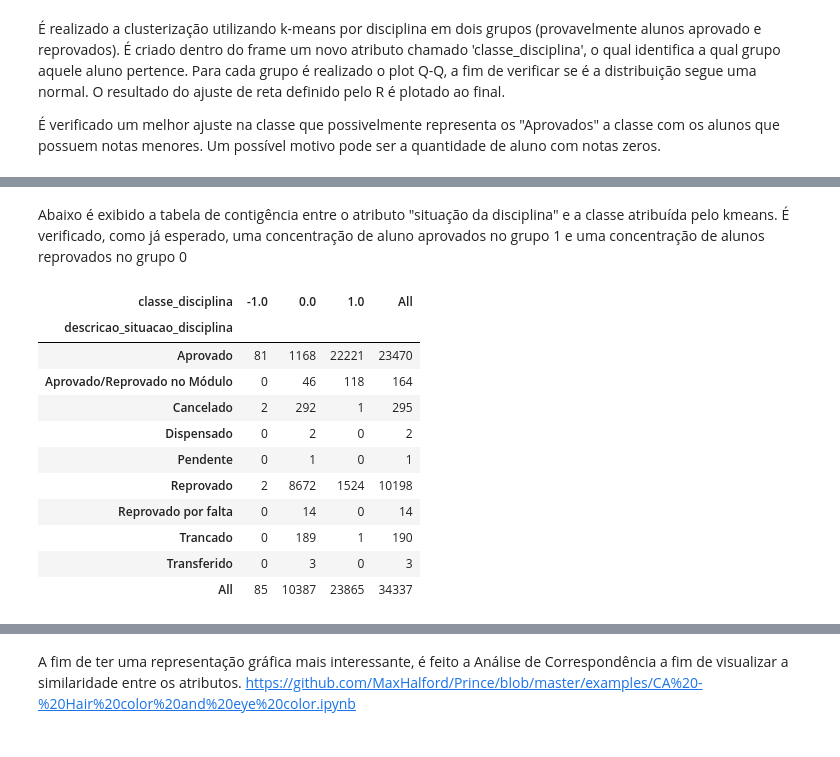
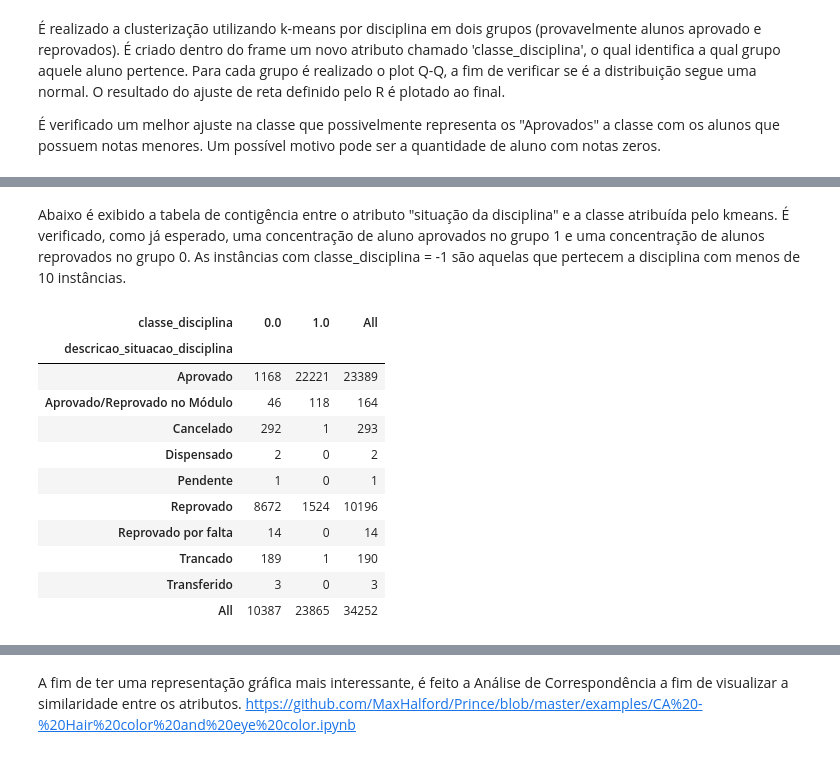
Before and after one commit to tmedeirosb/modelo_ifrn, a Jupyter notebook: Artigo_WCDE17.ipynb, the cells around one changed output, grey strips where cells are left out. Cells and saved outputs as stored; diff of their text form; code cells hidden in the pictures.

```diff
--- a/Artigo_WCDE17.ipynb
+++ b/Artigo_WCDE17.ipynb
@@ -180,18 +219,20 @@ df.plot.bar(title='classe 1')
 # %% [markdown]
-Abaixo é exibido a tabela de contigência entre o atributo "situação da disciplina" e a classe atribuída pelo kmeans. É verificado, como já esperado, uma concentração de aluno aprovados no grupo 1 e uma concentração de alunos reprovados no grupo 0
+Abaixo é exibido a tabela de contigência entre o atributo "situação da disciplina" e a classe atribuída pelo kmeans. É verificado, como já esperado, uma concentração de aluno aprovados no grupo 1 e uma concentração de alunos reprovados no grupo 0. As instâncias com classe_disciplina = -1 são aquelas que pertecem a disciplina com menos de 10 instâncias.
 # %%
-tbl = pd.crosstab(index = dados.descricao_situacao_disciplina , columns = dados.classe_disciplina, margins=True)
+dados_filt = dados[dados.classe_disciplina != -1]
+
+tbl = pd.crosstab(index = dados_filt.descricao_situacao_disciplina , columns = dados_filt.classe_disciplina, margins=True)
 tbl
 # %% [output]
-| classe_disciplina | -1.0 | 0.0 | 1.0 | All |
-| descricao_situacao_disciplina |  |  |  |  |
-| Aprovado | 81 | 1168 | 22221 | 23470 |
-| Aprovado/Reprovado no Módulo | 0 | 46 | 118 | 164 |
-| Cancelado | 2 | 292 | 1 | 295 |
-| Dispensado | 0 | 2 | 0 | 2 |
-| Pendente | 0 | 1 | 0 | 1 |
-| Reprovado | 2 | 8672 | 1524 | 10198 |
-| Reprovado por falta | 0 | 14 | 0 | 14 |
-| Trancado | 0 | 189 | 1 | 190 |
-| Transferido | 0 | 3 | 0 | 3 |
-| All | 85 | 10387 | 23865 | 34337 |
+| classe_disciplina | 0.0 | 1.0 | All |
+| descricao_situacao_disciplina |  |  |  |
+| Aprovado | 1168 | 22221 | 23389 |
+| Aprovado/Reprovado no Módulo | 46 | 118 | 164 |
+| Cancelado | 292 | 1 | 293 |
+| Dispensado | 2 | 0 | 2 |
+| Pendente | 1 | 0 | 1 |
+| Reprovado | 8672 | 1524 | 10196 |
+| Reprovado por falta | 14 | 0 | 14 |
+| Trancado | 189 | 1 | 190 |
+| Transferido | 3 | 0 | 3 |
+| All | 10387 | 23865 | 34252 |
```
Also changed, not shown: parts of 8 cells of this notebook.
